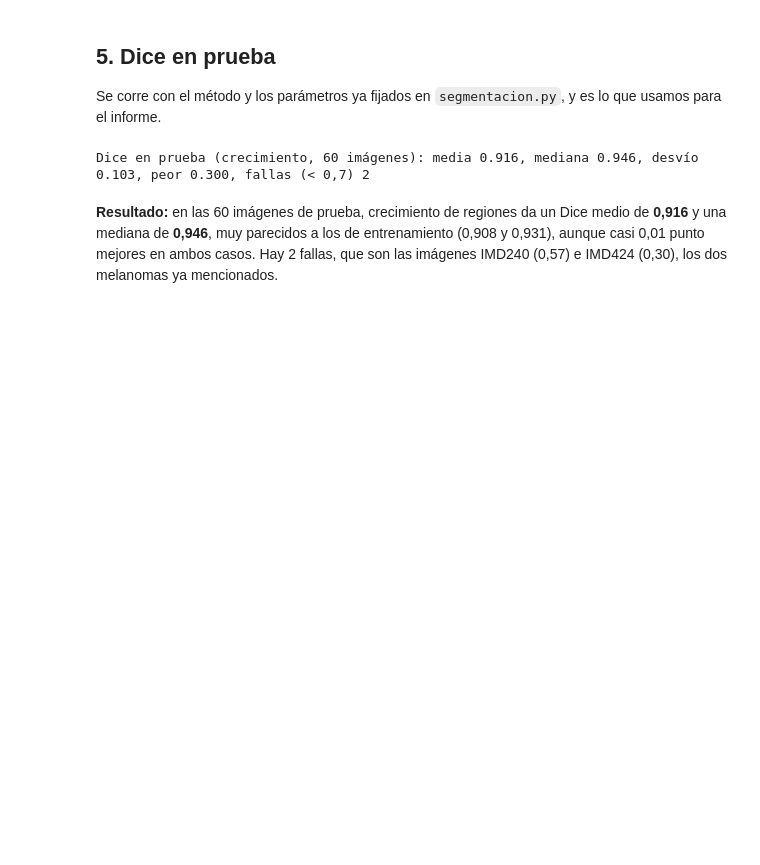
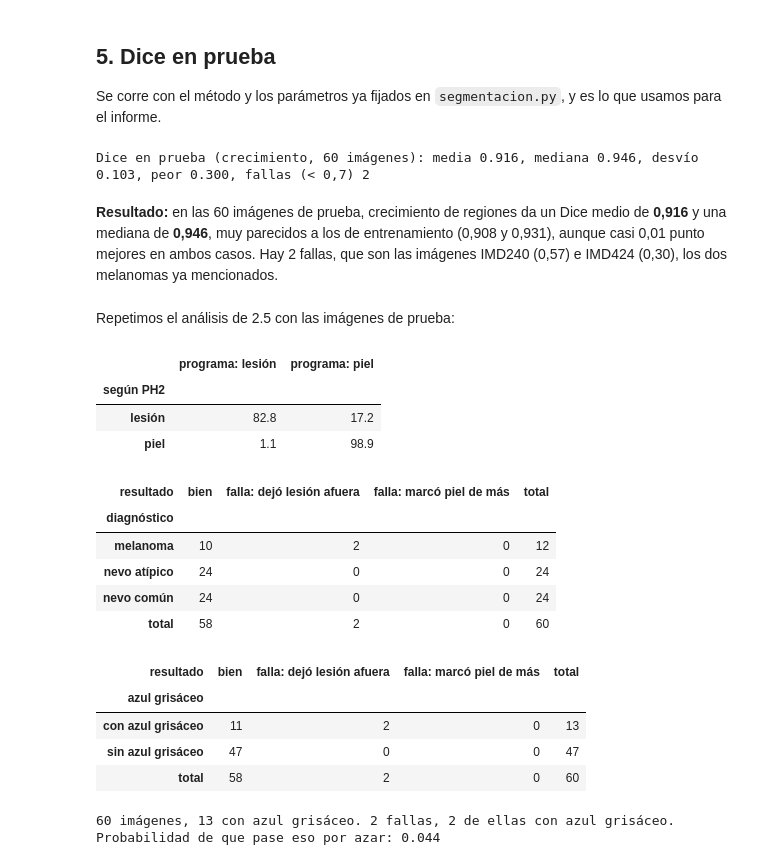
Before and after one commit to facortega/PSIB2026Q2-TPI-Grupo02-CassanoNieto-DElia-Ortega, a Jupyter notebook: modulos/m3_segmentacion/segmentacion.ipynb, the cells around one changed output. Saved outputs shown, nothing was run; the diff lists cells and outputs as text; code cells hidden in the pictures; blank space fills up the shorter version.

```diff
--- a/modulos/m3_segmentacion/segmentacion.ipynb
+++ b/modulos/m3_segmentacion/segmentacion.ipynb
@@ -445,8 +583,12 @@ Se corre con el método y los parámetros ya fijados en `segmentacion.py`, y es
 # %%
 CORRER_PRUEBA = True
 if CORRER_PRUEBA:
-    dice_prueba = pd.Series({n: procesar(carga_de_datos.cargar_caso(n, tabla), hasta="segmentacion").dice
-                             for n in carga_de_datos.nombres("prueba")})
+    filas = []
+    for nombre in carga_de_datos.nombres("prueba"):
+        res = procesar(carga_de_datos.cargar_caso(nombre, tabla), hasta="segmentacion")
+        filas.append({"nombre": nombre, **segmentacion.conteo_pixeles(res.mascara, res.caso.mascara_ref)})
+    prueba = clasificar(pd.DataFrame(filas).set_index("nombre"))
+    dice_prueba = prueba["dice"]
     print(f"Dice en prueba ({segmentacion.METODO_ELEGIDO}, {len(dice_prueba)} imágenes): "
           f"media {dice_prueba.mean():.3f}, mediana {dice_prueba.median():.3f}, desvío {dice_prueba.std():.3f}, "
           f"peor {dice_prueba.min():.3f}, fallas (< 0,7) {(dice_prueba < 0.7).sum()}")
@@ -454,3 +596,29 @@ if CORRER_PRUEBA:
 Dice en prueba (crecimiento, 60 imágenes): media 0.916, mediana 0.946, desvío 0.103, peor 0.300, fallas (< 0,7) 2
 # %% [markdown]
 **Resultado:** en las 60 imágenes de prueba, crecimiento de regiones da un Dice medio de **0,916** y una mediana de **0,946**, muy parecidos a los de entrenamiento (0,908 y 0,931), aunque casi 0,01 punto mejores en ambos casos. Hay 2 fallas, que son las imágenes IMD240 (0,57) e IMD424 (0,30), los dos melanomas ya mencionados.
+# %% [markdown]
+Repetimos el análisis de 2.5 con las imágenes de prueba:
+# %%
+if CORRER_PRUEBA:
+    display(matriz_confusion(prueba).round(1))
+    display(contar_resultados(prueba, "diagnóstico"))
+    display(contar_resultados(prueba, "azul grisáceo"))
+    probabilidad_por_azar(prueba)
+# %% [output]
+|  | programa: lesión | programa: piel |
+| según PH2 |  |  |
+| lesión | 82.8 | 17.2 |
+| piel | 1.1 | 98.9 |
+| resultado | bien | falla: dejó lesión afuera | falla: marcó piel de más | total |
+| diagnóstico |  |  |  |  |
+| melanoma | 10 | 2 | 0 | 12 |
+| nevo atípico | 24 | 0 | 0 | 24 |
+| nevo común | 24 | 0 | 0 | 24 |
+| total | 58 | 2 | 0 | 60 |
+| resultado | bien | falla: dejó lesión afuera | falla: marcó piel de más | total |
+| azul grisáceo |  |  |  |  |
+| con azul grisáceo | 11 | 2 | 0 | 13 |
+| sin azul grisáceo | 47 | 0 | 0 | 47 |
+| total | 58 | 2 | 0 | 60 |
+60 imágenes, 13 con azul grisáceo. 2 fallas, 2 de ellas con azul grisáceo.
+Probabilidad de que pase eso por azar: 0.044
```
Also changed, not shown: parts of 17 cells of this notebook, 4 other files.
